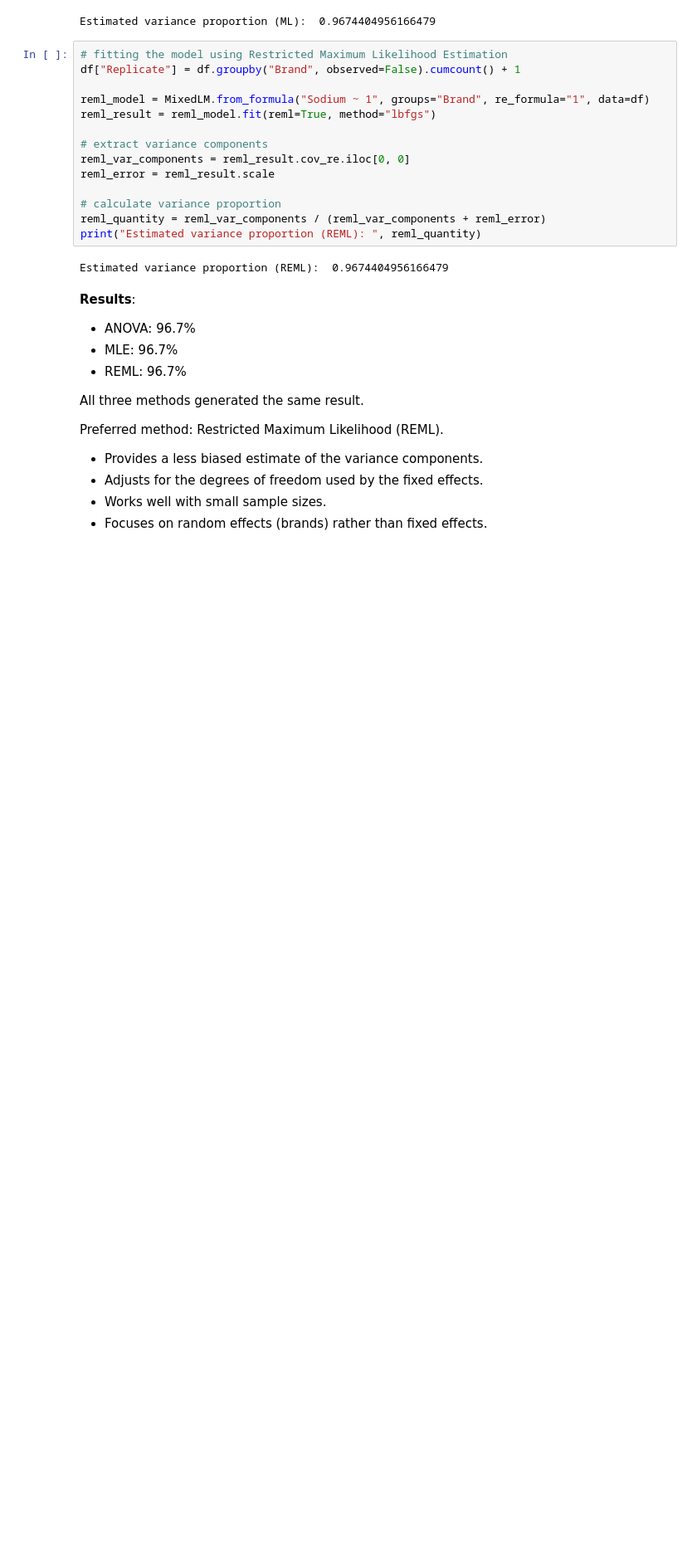
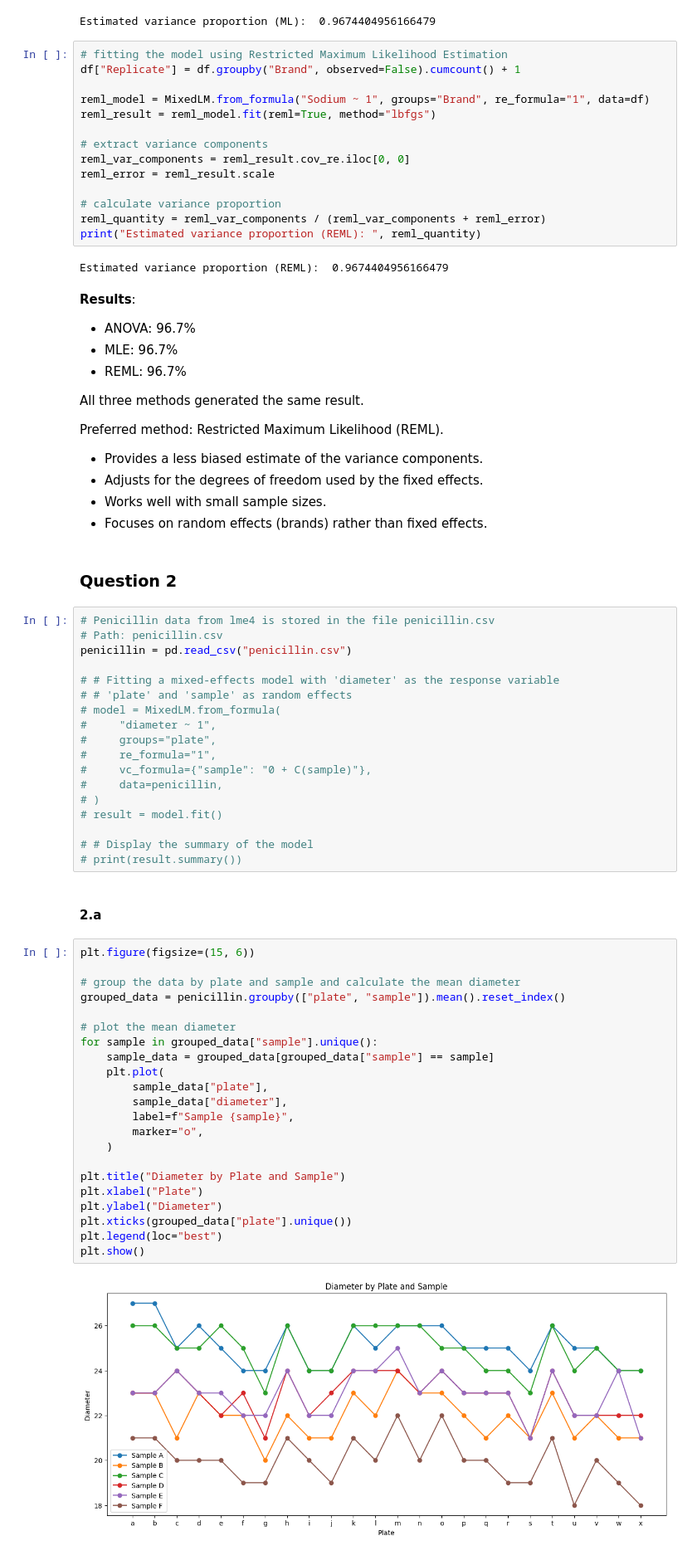
Before and after one commit to madhukar01/stats_exercise, a Jupyter notebook: ex04/solution.ipynb, the cells around one changed output. Shown at 83% size. Saved outputs shown, nothing was run; the diff lists cells and outputs as text; blank space fills up the shorter version.

Commit message:
feat(ex4): data and plot for q2

```diff
--- a/ex04/solution.ipynb
+++ b/ex04/solution.ipynb
@@ -222,3 +223,49 @@ Preferred method: Restricted Maximum Likelihood (REML).
 - Adjusts for the degrees of freedom used by the fixed effects.
 - Works well with small sample sizes.
 - Focuses on random effects (brands) rather than fixed effects.
+# %% [markdown]
+### Question 2
+# %%
+# Penicillin data from lme4 is stored in the file penicillin.csv
+# Path: penicillin.csv
+penicillin = pd.read_csv("penicillin.csv")
+
+# # Fitting a mixed-effects model with 'diameter' as the response variable
+# # 'plate' and 'sample' as random effects
+# model = MixedLM.from_formula(
+#     "diameter ~ 1",
+#     groups="plate",
+#     re_formula="1",
+#     vc_formula={"sample": "0 + C(sample)"},
+#     data=penicillin,
+# )
+# result = model.fit()
+
+# # Display the summary of the model
+# print(result.summary())
+# %% [markdown]
+#### 2.a
+# %%
+plt.figure(figsize=(15, 6))
+
+# group the data by plate and sample and calculate the mean diameter
+grouped_data = penicillin.groupby(["plate", "sample"]).mean().reset_index()
+
+# plot the mean diameter
+for sample in grouped_data["sample"].unique():
+    sample_data = grouped_data[grouped_data["sample"] == sample]
+    plt.plot(
+        sample_data["plate"],
+        sample_data["diameter"],
+        label=f"Sample {sample}",
+        marker="o",
+    )
+
+plt.title("Diameter by Plate and Sample")
+plt.xlabel("Plate")
+plt.ylabel("Diameter")
+plt.xticks(grouped_data["plate"].unique())
+plt.legend(loc="best")
+plt.show()
+# %% [output]
+[figure, added]
```
Also changed, not shown: parts of 2 cells of this notebook, 1 other file.
